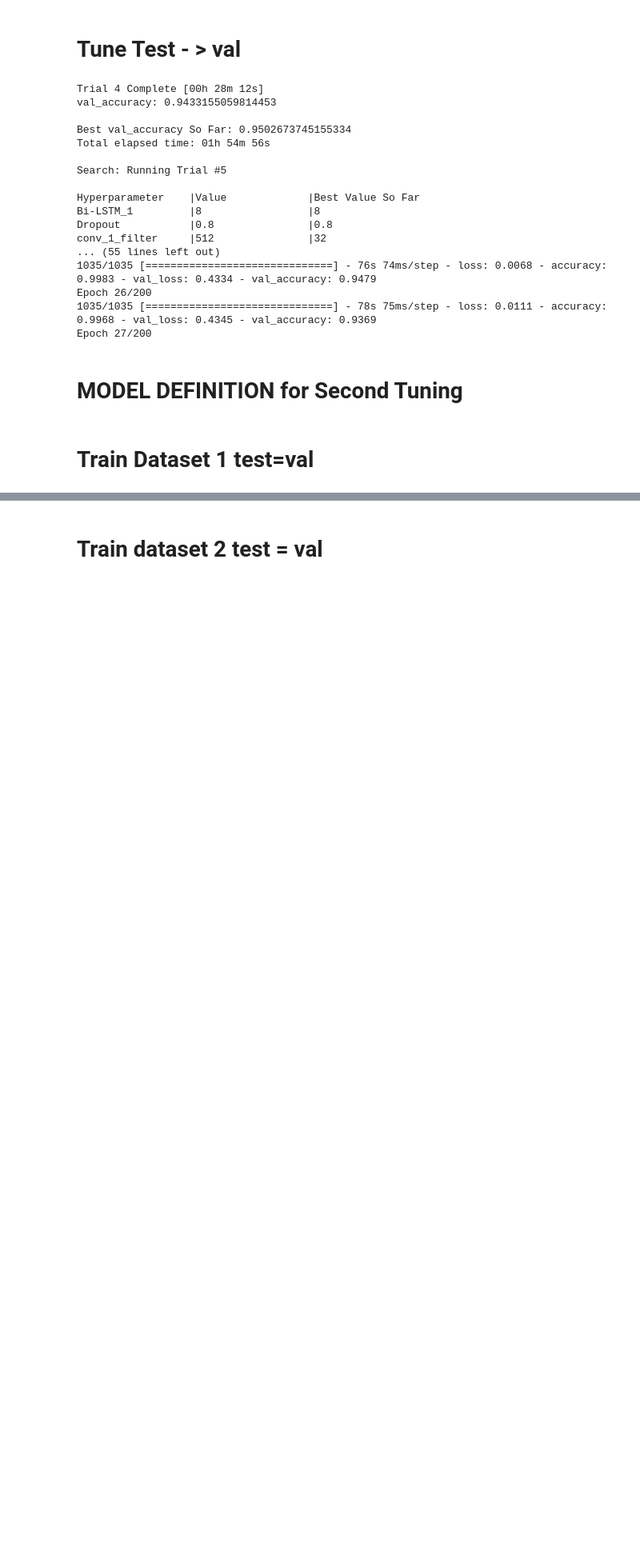
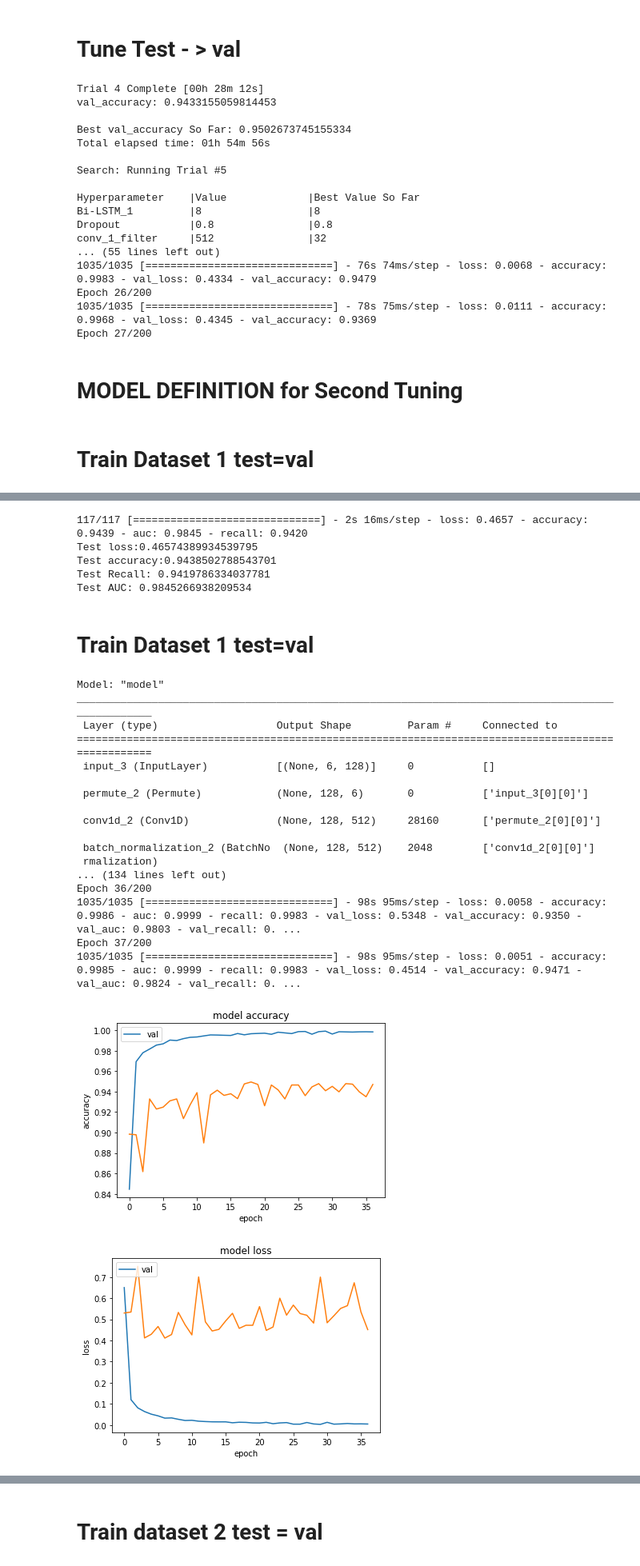
Before and after one commit to NahianAlindo/gait_recognition, a Jupyter notebook: Model_with_blocks_Bi_LSTM.ipynb, the cells around one changed output, grey strips where cells are left out. Shown: that part at 80% size. Cells and saved outputs as stored; diff of their text form; code cells hidden in the pictures; blank space fills up the shorter version.

```diff
--- a/Model_with_blocks_Bi_LSTM.ipynb
+++ b/Model_with_blocks_Bi_LSTM.ipynb
@@ -845,0 +775,3 @@ def MLSTM_FCN_2(shape, num_classes):
+# %%
+model = MLSTM_FCN_2((X_train.shape[1], X_train.shape[2]), train_label.shape[1])
+model.load_weights(checkpoint_filepath)
@@ -846,12 +797,42 @@ def MLSTM_FCN_2(shape, num_classes):
+# %%
+get_test_performance(model, X_test, test_label)
+# %% [output]
+117/117 [==============================] - 2s 16ms/step - loss: 0.4657 - accuracy: 0.9439 - auc: 0.9845 - recall: 0.9420
+Test loss:0.46574389934539795
+Test accuracy:0.9438502788543701
+Test Recall: 0.9419786334037781
+Test AUC: 0.9845266938209534
+# %% [markdown]
+# Train Dataset 1 test=val
 # %%
 if gpu:
     model = MLSTM_FCN_2((X_train.shape[1], X_train.shape[2]), train_label.shape[1])
-    history = model.fit(X_train,train_label,batch_size=32,epochs=200,verbose=1,callbacks=[tensorflow.keras.callbacks.EarlyStopping('val_loss', patience=30)],validation_data=(X_test,test_label))
+    history = model.fit(X_train,train_label,batch_size=32,epochs=200,verbose=1,callbacks=[tensorflow.keras.callbacks.EarlyStopping('val_loss', patience=30,restore_best_weights=True)],validation_data=(X_test,test_label))
 if tpu:
     with strategy.scope():
         model = MLSTM_FCN_2((X_train.shape[1], X_train.shape[2]), train_label.shape[1])
-        history = model.fit(X_train,train_label,batch_size=8*32,epochs=200,verbose=1,callbacks=[tensorflow.keras.callbacks.EarlyStopping('val_loss', patience=30)],validation_data=(X_test,test_label))
+        history = model.fit(X_train,train_label,batch_size=8*32,epochs=200,verbose=1,callbacks=[tensorflow.keras.callbacks.EarlyStopping('val_loss', patience=30,restore_best_weights=True)],validation_data=(X_test,test_label))
 
 plot_performance(X_train, train_label, history)
+# %% [output]
+Model: "model"
+__________________________________________________________________________________________________
+ Layer (type)                   Output Shape         Param #     Connected to
+==================================================================================================
+ input_3 (InputLayer)           [(None, 6, 128)]     0           []
+
+ permute_2 (Permute)            (None, 128, 6)       0           ['input_3[0][0]']
+
+ conv1d_2 (Conv1D)              (None, 128, 512)     28160       ['permute_2[0][0]']
+
+ batch_normalization_2 (BatchNo  (None, 128, 512)    2048        ['conv1d_2[0][0]']
+ rmalization)
+... (134 lines left out)
+Epoch 36/200
+1035/1035 [==============================] - 98s 95ms/step - loss: 0.0058 - accuracy: 0.9986 - auc: 0.9999 - recall: 0.9983 - val_loss: 0.5348 - val_accuracy: 0.9350 - val_auc: 0.9803 - val_recall: 0. ...
+Epoch 37/200
+1035/1035 [==============================] - 98s 95ms/step - loss: 0.0051 - accuracy: 0.9985 - auc: 0.9999 - recall: 0.9983 - val_loss: 0.4514 - val_accuracy: 0.9471 - val_auc: 0.9824 - val_recall: 0. ...
+[figure, added]
+[figure, added]
 # %%
 get_test_performance(model, X_test, test_label)
```
Also changed, not shown: parts of 33 cells of this notebook.
